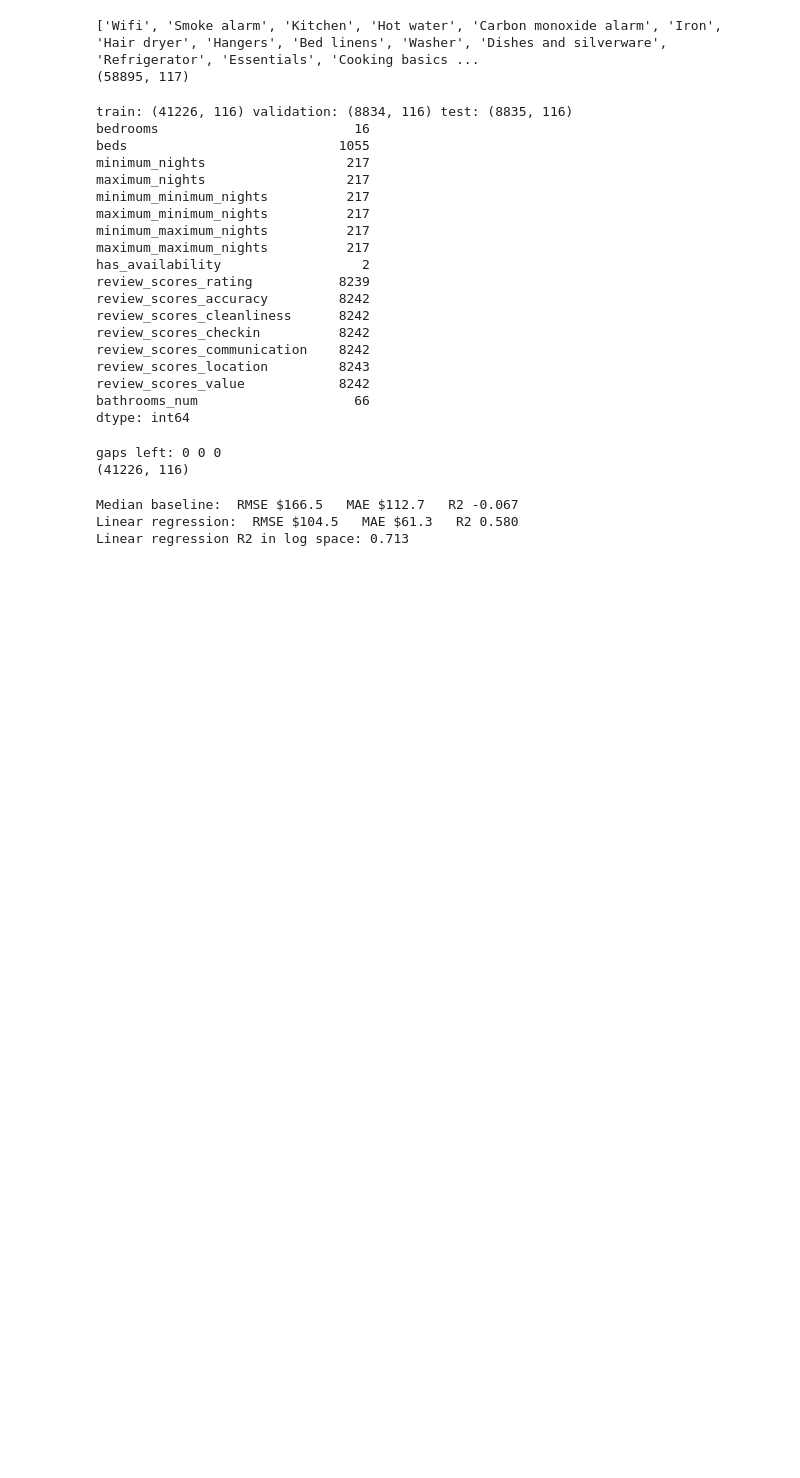
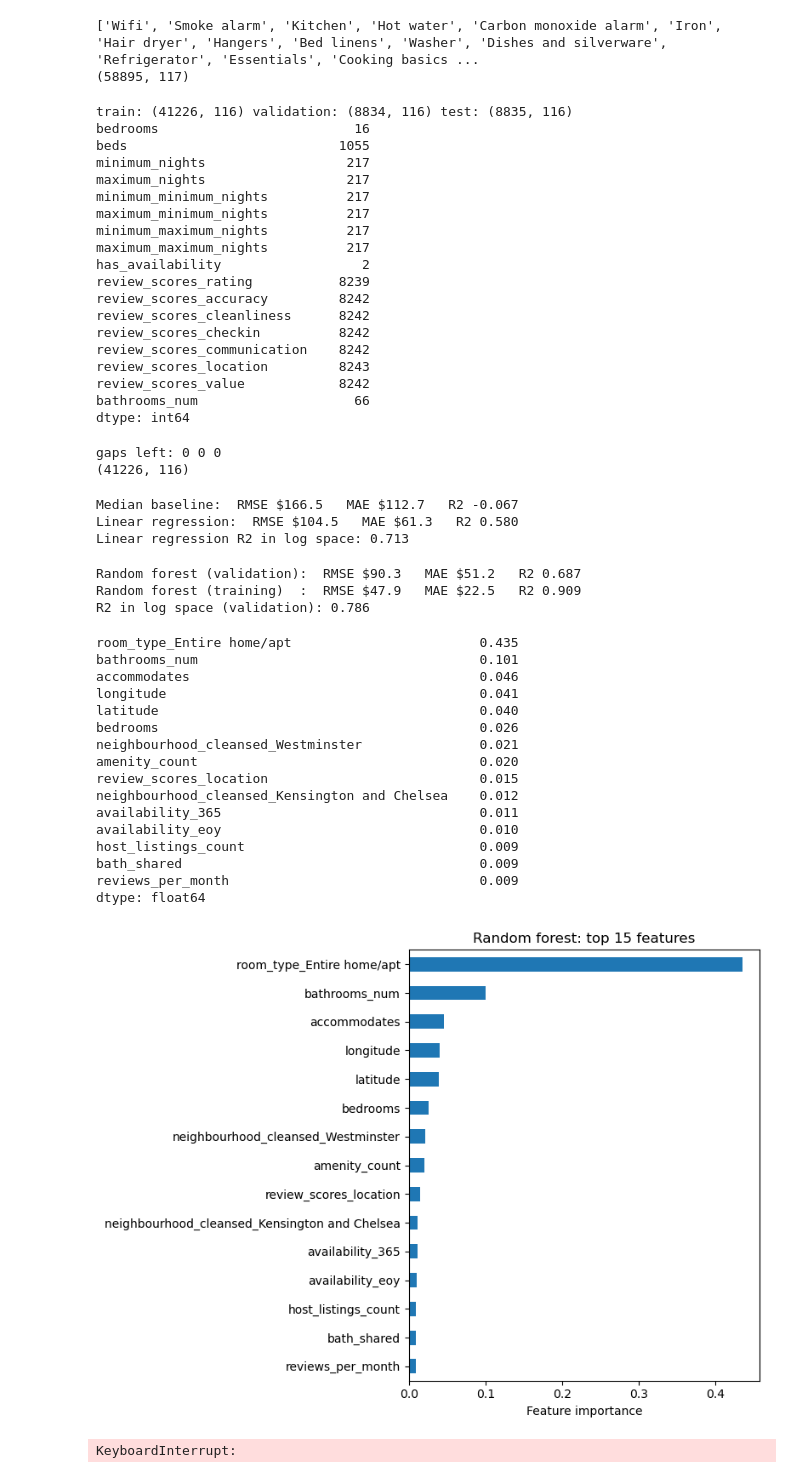
Before and after one commit to Martin280405/Intro-To-Ai, a Jupyter notebook: 02_encoding_baseline.ipynb, the cells around one changed output. Cells and saved outputs as stored; diff of their text form; code cells hidden in the pictures; blank space fills up the shorter version.

Commit message:
Add feature importance and random forest tuning

```diff
--- a/02_encoding_baseline.ipynb
+++ b/02_encoding_baseline.ipynb
@@ -155,3 +155,64 @@ print("Linear regression R2 in log space:", round(r2_score(np.log1p(y_val), pred
 Median baseline:  RMSE $166.5   MAE $112.7   R2 -0.067
 Linear regression:  RMSE $104.5   MAE $61.3   R2 0.580
 Linear regression R2 in log space: 0.713
+# %%
+from sklearn.ensemble import RandomForestRegressor
+
+rf = RandomForestRegressor(n_estimators=200, min_samples_leaf=2,
+                           n_jobs=-1, random_state=42)
+rf.fit(X_train_i, np.log1p(y_train))        # no scaling needed for trees
+
+report("Random forest (validation)", y_val, np.expm1(rf.predict(X_val_i)))
+report("Random forest (training)  ", y_train, np.expm1(rf.predict(X_train_i)))
+print("R2 in log space (validation):",
+      round(r2_score(np.log1p(y_val), rf.predict(X_val_i)), 3))
+# %% [output]
+Random forest (validation):  RMSE $90.3   MAE $51.2   R2 0.687
+Random forest (training)  :  RMSE $47.9   MAE $22.5   R2 0.909
+R2 in log space (validation): 0.786
+# %%
+import matplotlib.pyplot as plt
+
+imp = pd.Series(rf.feature_importances_, index=X_train_i.columns).sort_values(ascending=False)
+print(imp.head(15).round(3))
+
+imp.head(15)[::-1].plot(kind="barh", figsize=(8, 6))
+plt.xlabel("Feature importance")
+plt.title("Random forest: top 15 features")
+plt.tight_layout()
+plt.show()
+# %% [output]
+room_type_Entire home/apt                        0.435
+bathrooms_num                                    0.101
+accommodates                                     0.046
+longitude                                        0.041
+latitude                                         0.040
+bedrooms                                         0.026
+neighbourhood_cleansed_Westminster               0.021
+amenity_count                                    0.020
+review_scores_location                           0.015
+neighbourhood_cleansed_Kensington and Chelsea    0.012
+availability_365                                 0.011
+availability_eoy                                 0.010
+host_listings_count                              0.009
+bath_shared                                      0.009
+reviews_per_month                                0.009
+dtype: float64
+[figure, added]
+# %%
+results = []
+for leaf in [2, 5, 10]:
+    for mf in [0.3, 0.6, 1.0]:
+        m = RandomForestRegressor(n_estimators=100, min_samples_leaf=leaf,
+                                  max_features=mf, n_jobs=-1, random_state=42)
+        m.fit(X_train_i, np.log1p(y_train))
+        pv = np.expm1(m.predict(X_val_i))
+        results.append({
+            "min_samples_leaf": leaf, "max_features": mf,
+            "val_RMSE": np.sqrt(mean_squared_error(y_val, pv)),
+            "val_MAE": mean_absolute_error(y_val, pv),
+            "val_R2": r2_score(y_val, pv),
+        })
+print(pd.DataFrame(results).round(3).sort_values("val_MAE"))
+# %% [output]
+KeyboardInterrupt:
```
Also changed, not shown: parts of 3 cells of this notebook.
